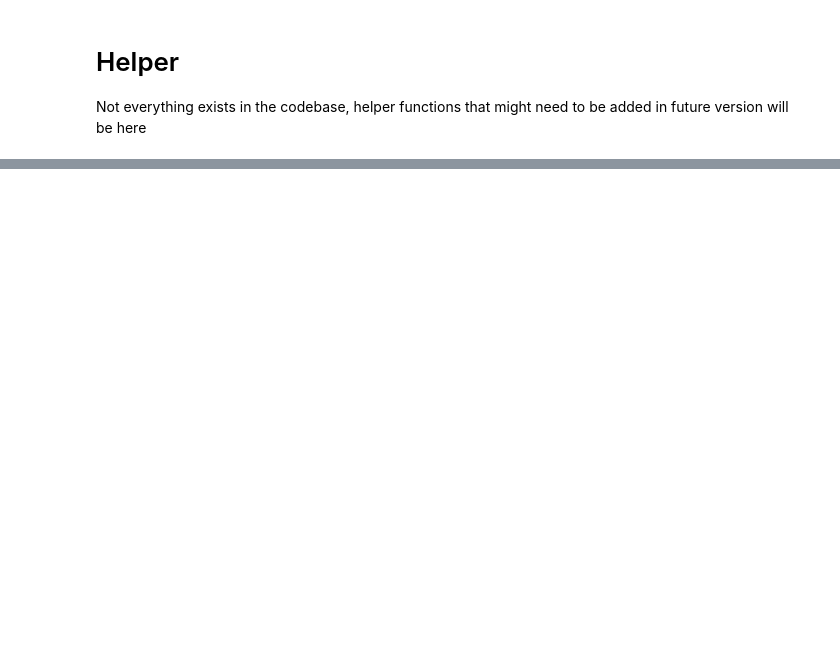
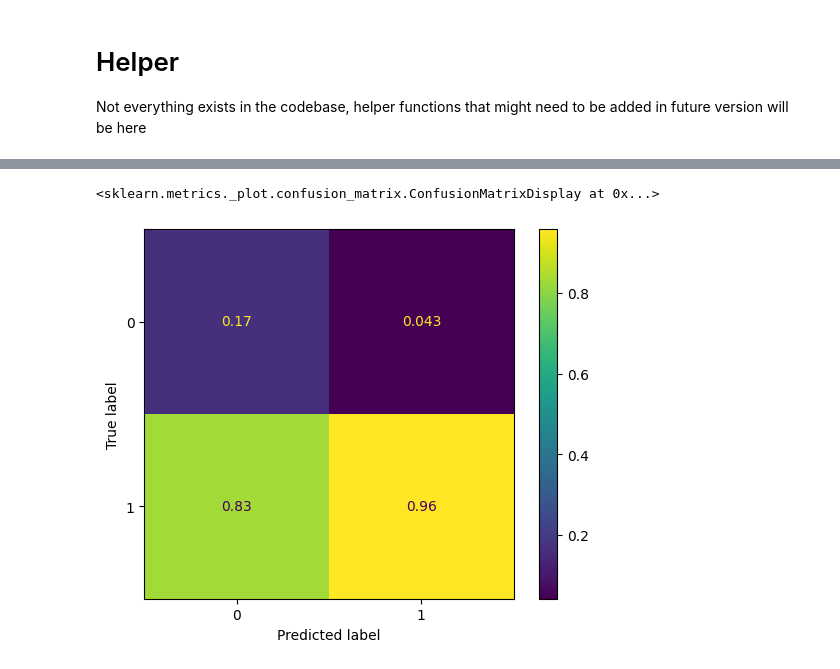
Before and after one commit to ATawzer/Storm-Old, a Jupyter notebook: notebooks/Model Builder.ipynb, the cells around one changed output, grey strips where cells are left out. Saved outputs shown, nothing was run; the diff lists cells and outputs as text; code cells hidden in the pictures; blank space fills up the shorter version.

```diff
--- a/notebooks/Model Builder.ipynb
+++ b/notebooks/Model Builder.ipynb
@@ -109,0 +134,8 @@ X_test
+# %%
+# Load and test it can indeed be scored
+loaded_pipeline = joblib.load(f'../models/{model_name}.pkl')
+# %%
+ConfusionMatrixDisplay(confusion_matrix(loaded_pipeline.predict(X_test), y_test, normalize='pred'), display_labels=model_pipeline.classes_).plot()
+# %% [output]
+<sklearn.metrics._plot.confusion_matrix.ConfusionMatrixDisplay at 0x...>
+[figure, added]
```
Also changed, not shown: parts of 19 cells of this notebook, 1 other file.
